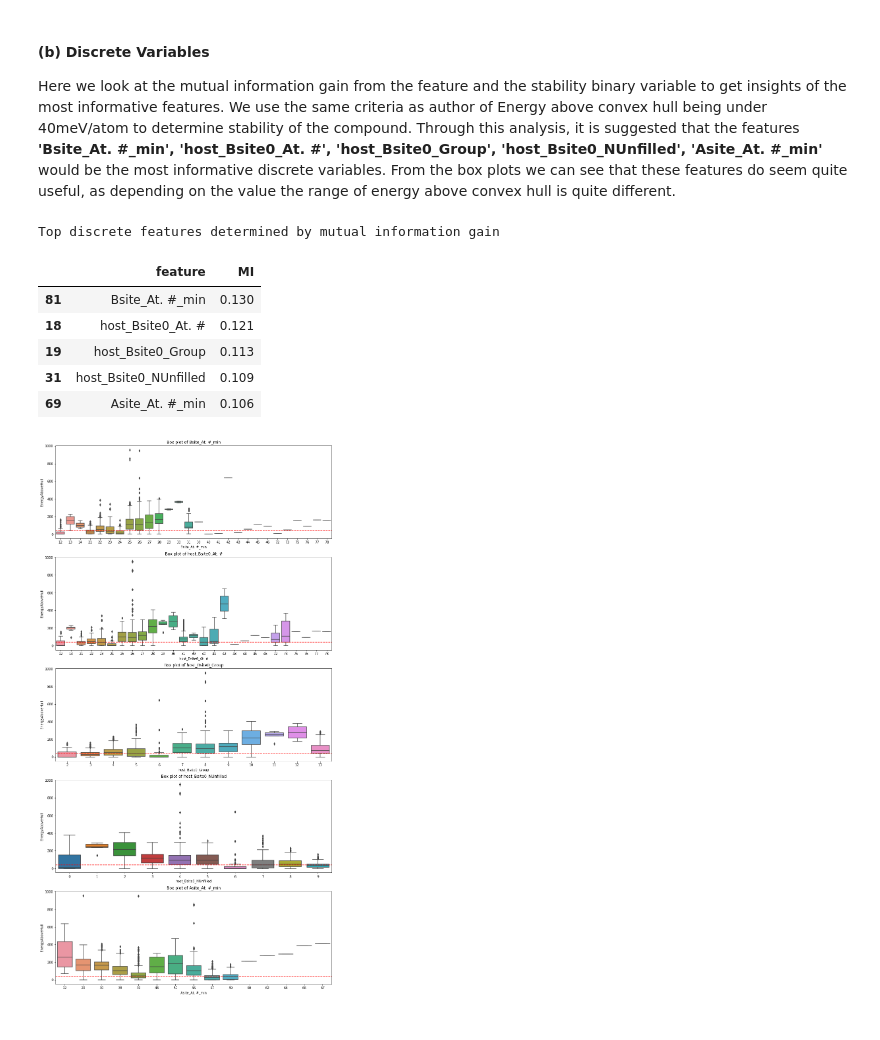
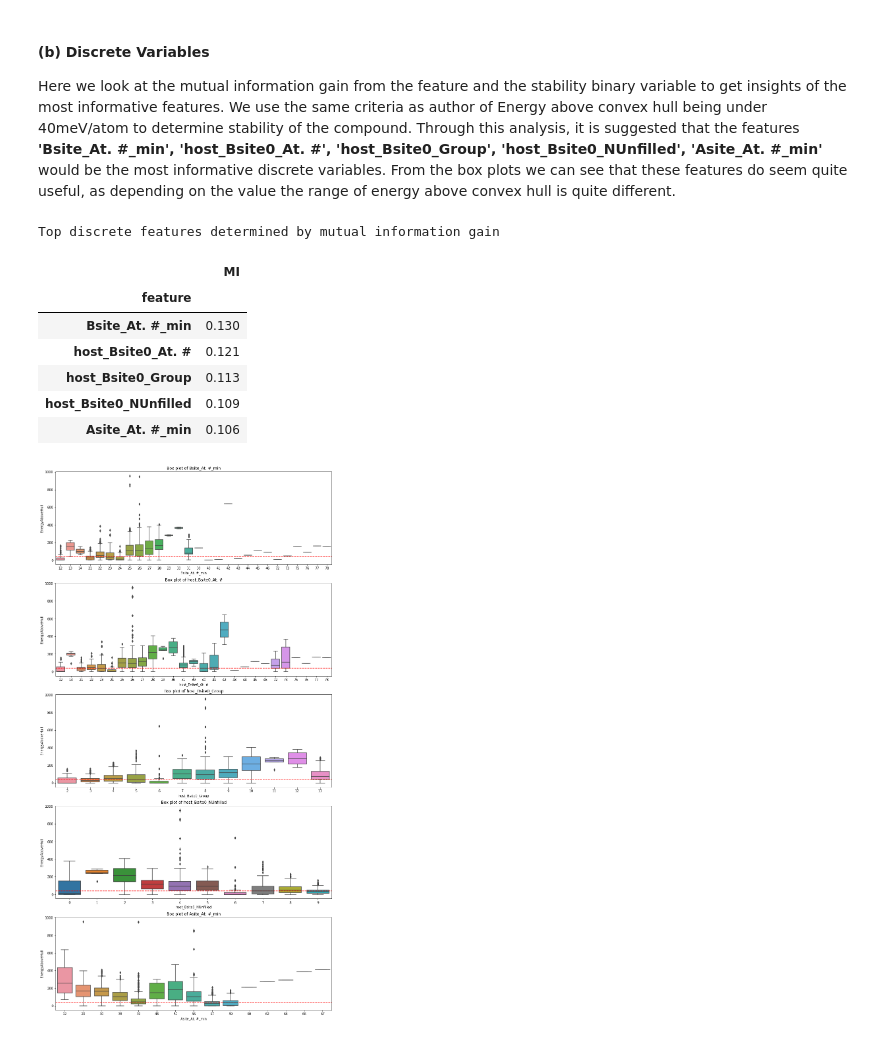
Before and after one commit to lazysjb/perovskite-stability, a Jupyter notebook: notebook/SJ/eda_v2_notebook_version.ipynb, the cells around one changed output. Saved outputs shown, nothing was run; the diff lists cells and outputs as text; code cells hidden in the pictures.

```diff
--- a/notebook/SJ/eda_v2_notebook_version.ipynb
+++ b/notebook/SJ/eda_v2_notebook_version.ipynb
@@ -211,6 +215,8 @@ corr_matrix = pd.concat([continuous_df_small, target_series], axis=1).corr()
 corr_to_target = corr_matrix[TARGET_OF_INTEREST].drop(TARGET_OF_INTEREST).to_frame('corr')
 corr_to_target['abs_corr'] = corr_to_target['corr'].abs()
 corr_to_target = corr_to_target.sort_values('abs_corr', ascending=False)
+# %%
+corr_to_target = corr_to_target.round(3)
 # %%
 # corr_to_target.head(5).index.values
 # %%
@@ -262,20 +268,21 @@ mutual_information_gains = mutual_info_classif(discrete_df_small_transform,
 # %%
 print('Top discrete features determined by mutual information gain')
 
 mi_gain_df = pd.DataFrame({
     'feature': discrete_df_small.columns,
     'MI': mutual_information_gains,
 }).sort_values('MI', ascending=False).round(3)
 
-mi_gain_df.head(5)
+mi_gain_df.set_index('feature').head(5)
 # %% [output]
 Top discrete features determined by mutual information gain
-|  | feature | MI |
-| 81 | Bsite_At. #_min | 0.130 |
-| 18 | host_Bsite0_At. # | 0.121 |
-| 19 | host_Bsite0_Group | 0.113 |
-| 31 | host_Bsite0_NUnfilled | 0.109 |
-| 69 | Asite_At. #_min | 0.106 |
+|  | MI |
+| feature |  |
+| Bsite_At. #_min | 0.130 |
+| host_Bsite0_At. # | 0.121 |
+| host_Bsite0_Group | 0.113 |
+| host_Bsite0_NUnfilled | 0.109 |
+| Asite_At. #_min | 0.106 |
 # %%
 top_discrete_features = mi_gain_df.head(5).feature.values
 discrete_with_target = pd.concat([discrete_df_small, target_series], axis=1)
```
Also changed, not shown: parts of 4 cells of this notebook, 2 other files.
